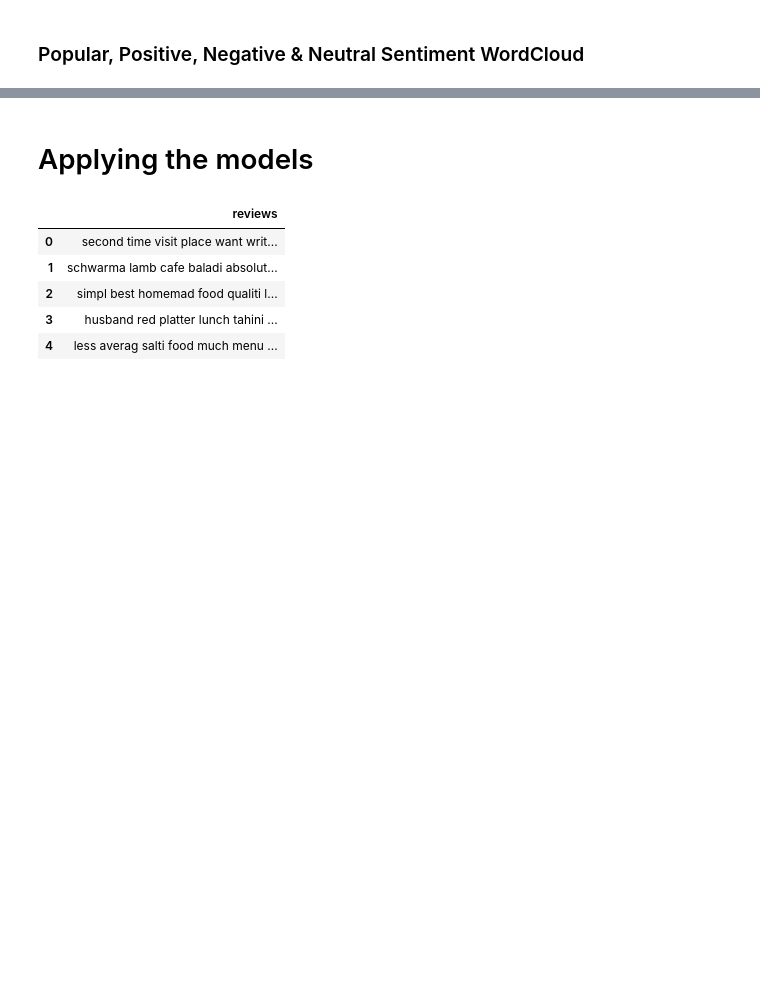
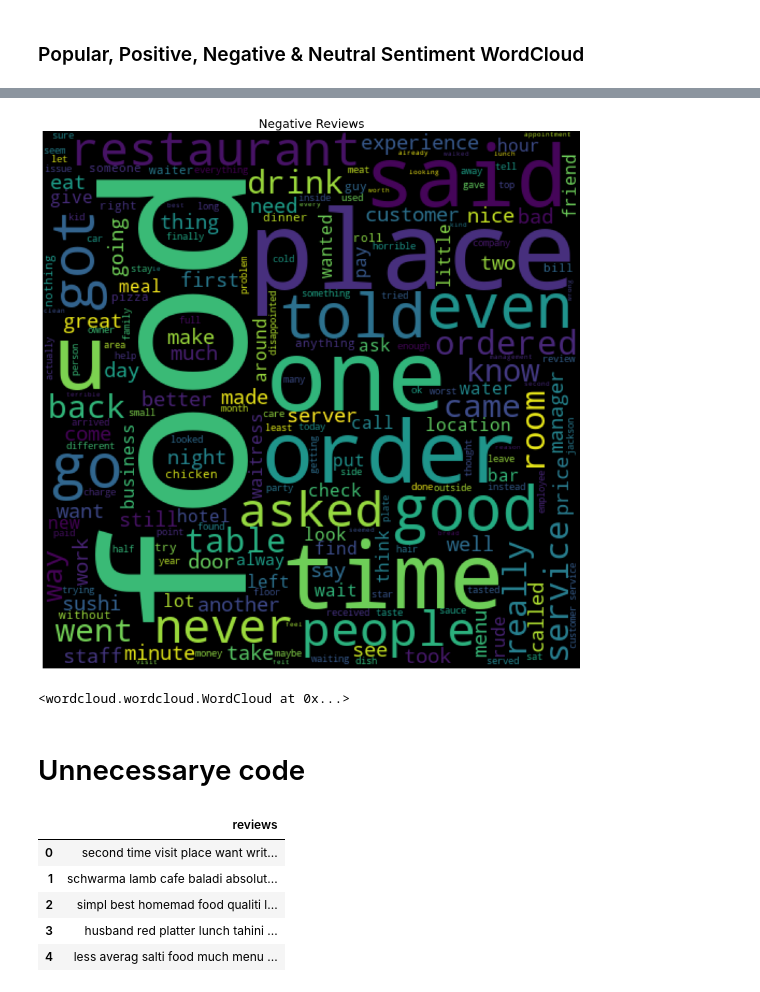
Before and after one commit to GoJo-Rika/Sentiment_Analysis, a Jupyter notebook: yelp_code.ipynb, the cells around one changed output, grey strips where cells are left out. Drawn from its saved outputs; the diff is of its cells as text; code cells hidden in the pictures; blank space fills up the shorter version.

```diff
--- a/yelp_code.ipynb
+++ b/yelp_code.ipynb
@@ -547,4 +664,4 @@ yelp_reviews.head()
 # %%
-# # Taking the negative sentiments and splitting the words and converting them to a Pandas Series
-# negativewords = pd.Series(''.join(map(str, (data[data['sentiments']=='Awful'] ['cleaned_review']))).split())
-# negativewords
+# Taking the negative sentiments and splitting the words and converting them to a Pandas Series
+negativewords = pd.Series(''.join(map(str, (data[data['sentiments']=='Negative'] ['cleaned_review']))).split())
+negativewords
@@ -551,10 +681,15 @@ yelp_reviews.head()
 # %%
-# # Creating a word Cloud of Negative Reviews
-# negativewordcloud = WordCloud (width = 500, height = 500).generate(' '.join(negativewords))
-# plt.figure(figsize=(15,15))
-# plt.imshow(negativewordcloud)
-# plt.title("Negative Reviews", size=18)
-# plt.axis("off")
-# plt.show()
+# Creating a word Cloud of Negative Reviews
+negativewordcloud = WordCloud (width = 500, height = 500).generate(' '.join(negativewords))
+plt.figure(figsize=(15,15))
+plt.imshow(negativewordcloud)
+plt.title("Negative Reviews", size=18)
+plt.axis("off")
+plt.show()
+# %% [output]
+[figure, added]
-# %% [markdown]
-# Applying the models
+# %%
+# Save the image in the img folder:
+negativewordcloud.to_file("/content/drive/MyDrive/Wordcloud/negativesentiment.png")
+# %% [output]
+<wordcloud.wordcloud.WordCloud at 0x...>
@@ -561,3 +719,5 @@ yelp_reviews.head()
+# %% [markdown]
+# Unnecessarye code
 # %%
 # Removing special Characters from the data, converting each word to Lower Case, splitting each words and stemming the words,
 # then perform stopword removal and then join each words back
```
Also changed, not shown: parts of 122 cells of this notebook.
